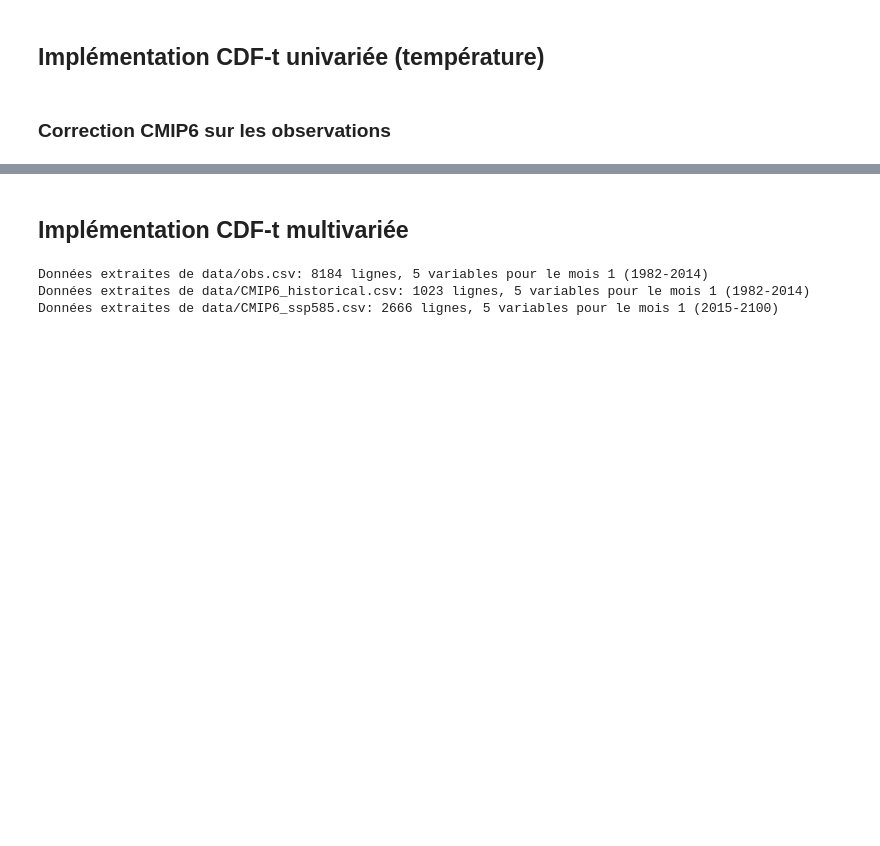
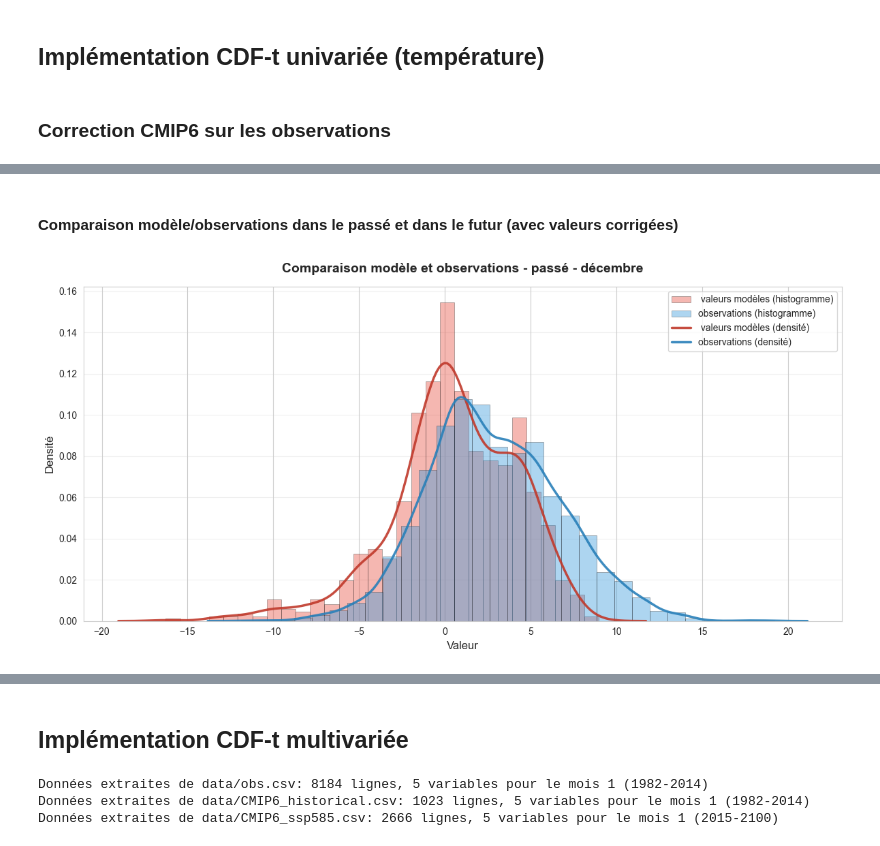
Before and after one commit to tristanczz/statapp_edf_25, a Jupyter notebook: CDF-t.ipynb, the cells around one changed output, grey strips where cells are left out. Cells and saved outputs as stored; diff of their text form; code cells hidden in the pictures; blank space fills up the shorter version.

```diff
--- a/CDF-t.ipynb
+++ b/CDF-t.ipynb
@@ -100,0 +62,15 @@ On corrige cette fois dans le cas gaussien. On suppose que les distributions du
+# %% [markdown]
+#### Comparaison modèle/observations dans le passé et dans le futur (avec valeurs corrigées)
+# %%
+#Comparaison passé
+
+#Sélection mois et variable
+CMIP6_hist = csv_to_pd_univ(r"data\CMIP6_historical.csv", 12, "tas", years = (1982,2014))
+obs_hist = csv_to_pd_univ(r"data\obs.csv", 12, "tas", years = (1982,2014))
+
+#Représentation graphique
+plot_distributions((CMIP6_hist, obs_hist),
+                           "Comparaison modèle et observations - passé - décembre",
+                           ("valeurs modèles","observations"))
+# %% [output]
+[figure, added]
```
Also changed, not shown: parts of 12 cells of this notebook, 1 other file.
